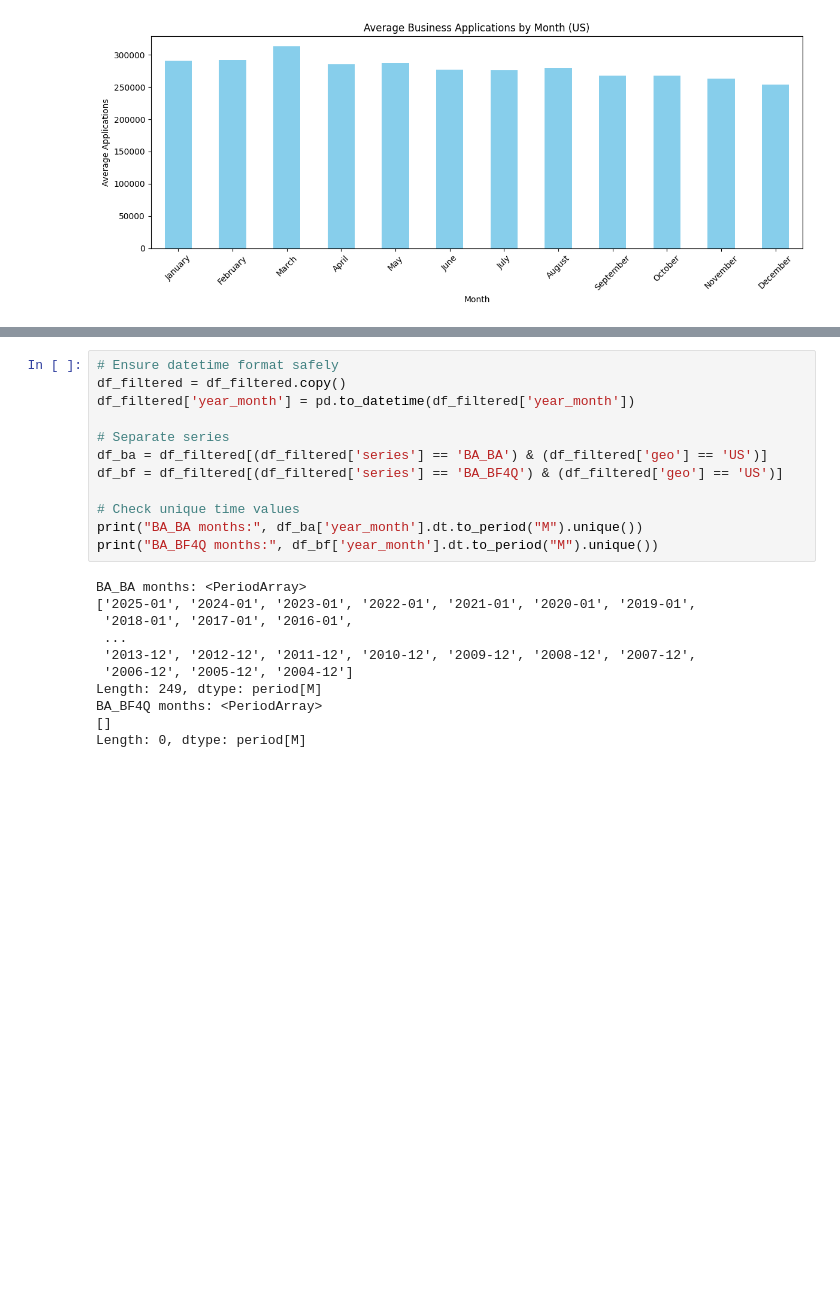
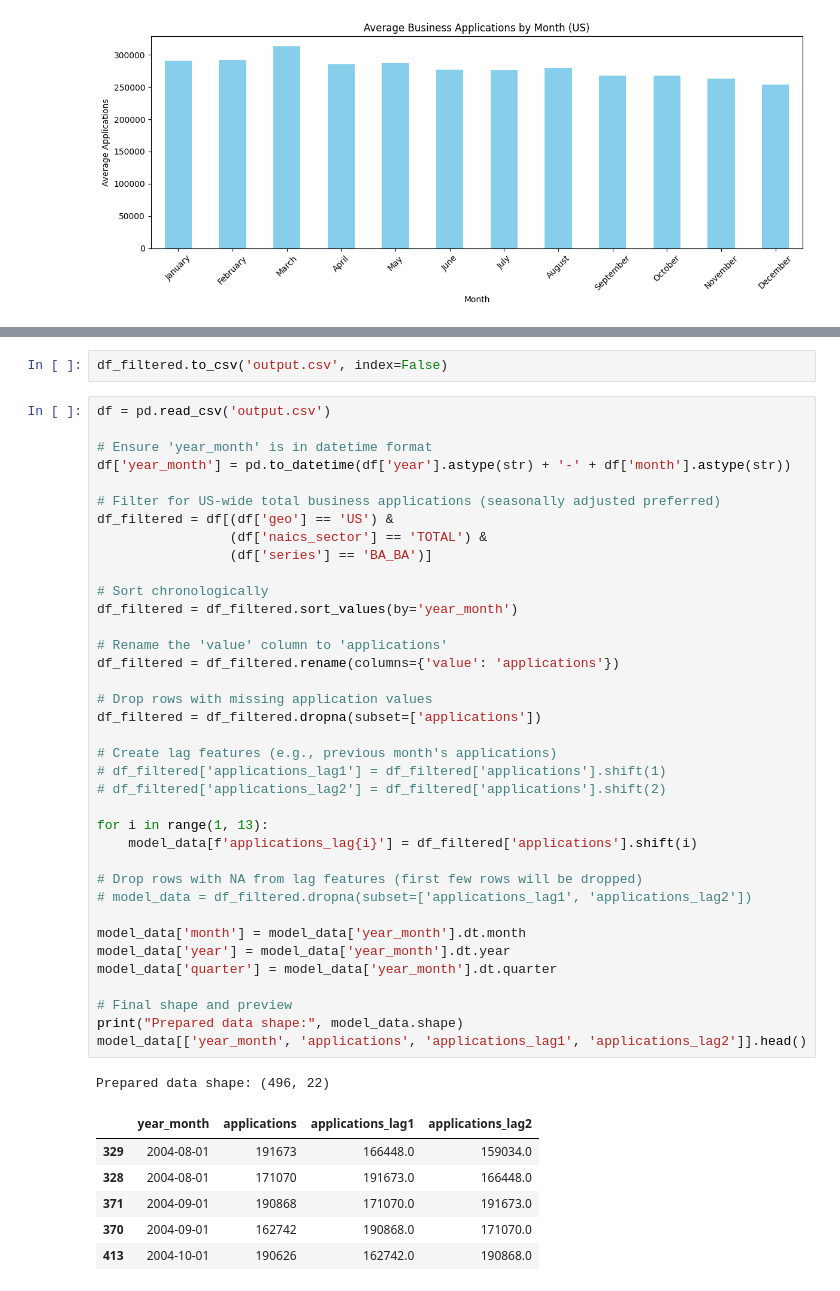
Before and after one commit to TiaZhang92/business-formation-analysis, a Jupyter notebook: BFA_EDA.ipynb, the cells around one changed output, grey strips where cells are left out. Cells and saved outputs as stored; diff of their text form; blank space fills up the shorter version.

Commit message:
model creation and evaluation

```diff
--- a/BFA_EDA.ipynb
+++ b/BFA_EDA.ipynb
@@ -248,23 +230,47 @@ plt.show()
-# %%
-# Ensure datetime format safely
-df_filtered = df_filtered.copy()
-df_filtered['year_month'] = pd.to_datetime(df_filtered['year_month'])
-
-# Separate series
-df_ba = df_filtered[(df_filtered['series'] == 'BA_BA') & (df_filtered['geo'] == 'US')]
-df_bf = df_filtered[(df_filtered['series'] == 'BA_BF4Q') & (df_filtered['geo'] == 'US')]
-
-# Check unique time values
-print("BA_BA months:", df_ba['year_month'].dt.to_period("M").unique())
-print("BA_BF4Q months:", df_bf['year_month'].dt.to_period("M").unique())
-# %% [output]
-BA_BA months: <PeriodArray>
-['2025-01', '2024-01', '2023-01', '2022-01', '2021-01', '2020-01', '2019-01',
- '2018-01', '2017-01', '2016-01',
- ...
- '2013-12', '2012-12', '2011-12', '2010-12', '2009-12', '2008-12', '2007-12',
- '2006-12', '2005-12', '2004-12']
-Length: 249, dtype: period[M]
-BA_BF4Q months: <PeriodArray>
-[]
-Length: 0, dtype: period[M]
+# %%
+df_filtered.to_csv('output.csv', index=False)
+# %%
+df = pd.read_csv('output.csv')
+
+# Ensure 'year_month' is in datetime format
+df['year_month'] = pd.to_datetime(df['year'].astype(str) + '-' + df['month'].astype(str))
+
+# Filter for US-wide total business applications (seasonally adjusted preferred)
+df_filtered = df[(df['geo'] == 'US') &
+                 (df['naics_sector'] == 'TOTAL') &
+                 (df['series'] == 'BA_BA')]
+
+# Sort chronologically
+df_filtered = df_filtered.sort_values(by='year_month')
+
+# Rename the 'value' column to 'applications'
+df_filtered = df_filtered.rename(columns={'value': 'applications'})
+
+# Drop rows with missing application values
+df_filtered = df_filtered.dropna(subset=['applications'])
+
+# Create lag features (e.g., previous month's applications)
+# df_filtered['applications_lag1'] = df_filtered['applications'].shift(1)
+# df_filtered['applications_lag2'] = df_filtered['applications'].shift(2)
+
+for i in range(1, 13):
+    model_data[f'applications_lag{i}'] = df_filtered['applications'].shift(i)
+
+# Drop rows with NA from lag features (first few rows will be dropped)
+# model_data = df_filtered.dropna(subset=['applications_lag1', 'applications_lag2'])
+
+model_data['month'] = model_data['year_month'].dt.month
+model_data['year'] = model_data['year_month'].dt.year
+model_data['quarter'] = model_data['year_month'].dt.quarter
+
+# Final shape and preview
+print("Prepared data shape:", model_data.shape)
+model_data[['year_month', 'applications', 'applications_lag1', 'applications_lag2']].head()
+# %% [output]
+Prepared data shape: (496, 22)
+|  | year_month | applications | applications_lag1 | applications_lag2 |
+| 329 | 2004-08-01 | 191673 | 166448.0 | 159034.0 |
+| 328 | 2004-08-01 | 171070 | 191673.0 | 166448.0 |
+| 371 | 2004-09-01 | 190868 | 171070.0 | 191673.0 |
+| 370 | 2004-09-01 | 162742 | 190868.0 | 171070.0 |
+| 413 | 2004-10-01 | 190626 | 162742.0 | 190868.0 |
```
Also changed, not shown: parts of 5 cells of this notebook, 3 other files.
